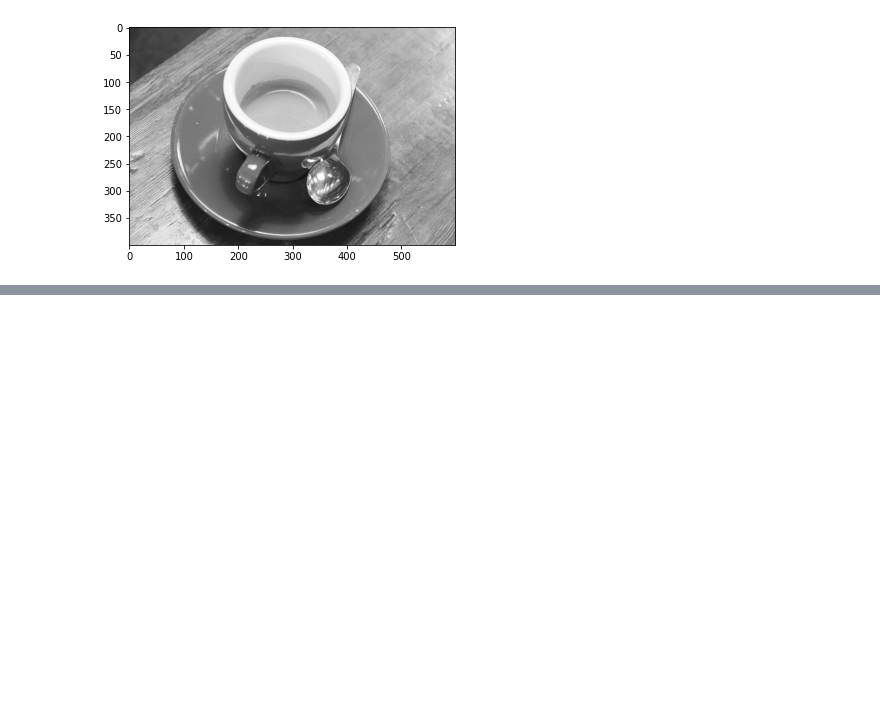
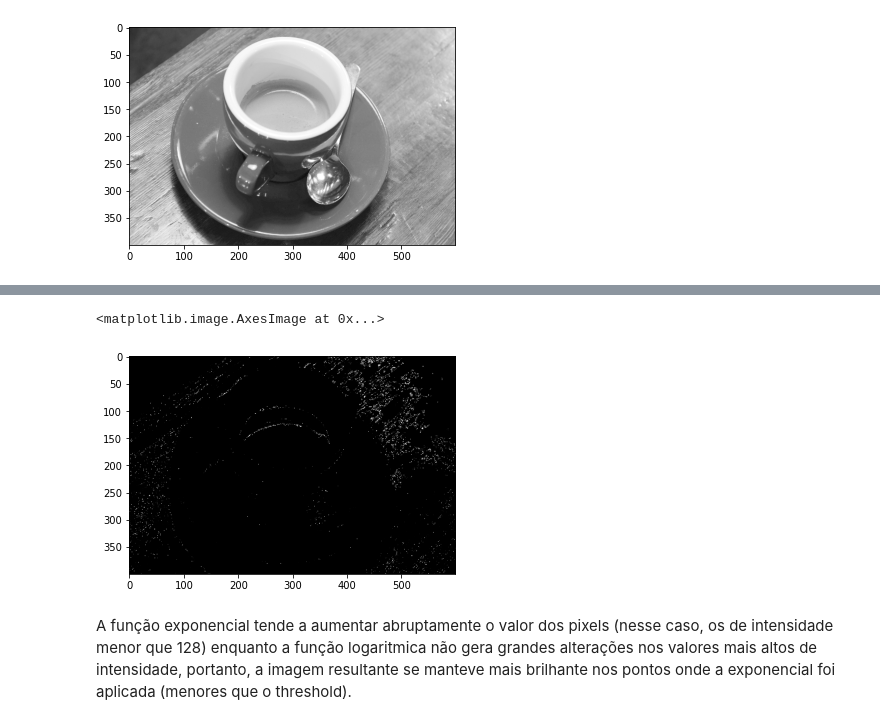
Before and after one commit to AlvaroCavalcante/digital-image-processing, a Jupyter notebook: PDI - Exercício 2.ipynb, the cells around one changed output, grey strips where cells are left out. Cells and saved outputs as stored; diff of their text form; code cells hidden in the pictures; blank space fills up the shorter version.

```diff
--- a/PDI - Exercício 2.ipynb
+++ b/PDI - Exercício 2.ipynb
@@ -149,0 +159,18 @@ plt.imshow(sqrt_image, cmap='gray')
+# %%
+def step_transform(img, threshold):
+    for row in range(img.shape[0]):
+        for column in range(img.shape[1]):
+            if img[row][column] < threshold:
+               img[row][column] = math.exp(img[row][column])
+            else:
+                img[row][column] = math.log(img[row][column], 2)
+
+    return normalize_img(img)
+# %%
+step_image = step_transform(image.copy(), 128)
+plt.imshow(step_image, cmap='gray')
+# %% [output]
+<matplotlib.image.AxesImage at 0x...>
+[figure, added]
+# %% [markdown]
+A função exponencial tende a aumentar abruptamente o valor dos pixels (nesse caso, os de intensidade menor que 128) enquanto a função logaritmica não gera grandes alterações nos valores mais altos de intensidade, portanto, a imagem resultante se manteve mais brilhante nos pontos onde a exponencial foi aplicada (menores que o threshold).
```
Also changed, not shown: parts of 36 cells of this notebook, 2 other files.
